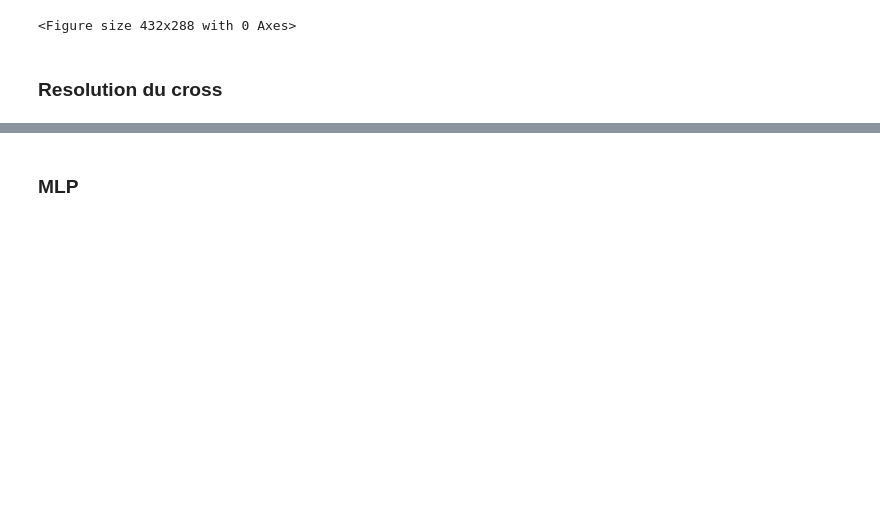
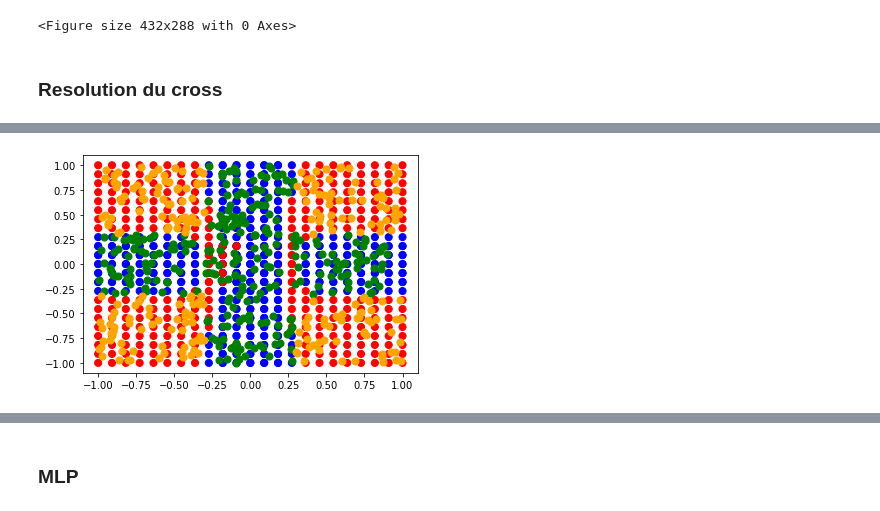
Before and after one commit to quentin-pierson/projetAnnuel, a Jupyter notebook: python/rendu/Notebook___CAS_DE_TESTS.ipynb, the cells around one changed output, grey strips where cells are left out. Cells and saved outputs as stored; diff of their text form; code cells hidden in the pictures; blank space fills up the shorter version.

```diff
--- a/python/rendu/Notebook___CAS_DE_TESTS.ipynb
+++ b/python/rendu/Notebook___CAS_DE_TESTS.ipynb
@@ -466,18 +455,19 @@ model52= resultat52[0]
 resultat53 = lm.create_linear_model(2)
 model53= resultat53[0]
 
-test_dataset_1 = [[float(x1)/12, float(x2)/12 ] for x1 in range(0, 10) for x2 in range(0, 10)]
-
+test_dataset_1 = [[float(x1)/11, float(x2)/11 ] for x1 in range(-2, 12) for x2 in range(-2, 12)]
 colors_1 = ["green" if output >= 0 else "orange" for output in Y_2]
 
-test_dataset_2 = [[float(x1)/12, float(x2)/12] for x1 in range(0, 10) for x2 in range(0, 10)]
+test_dataset_2 = [[float(x1)/11, float(x2)/11] for x1 in range(-2, 12) for x2 in range(-2, 12)]
 
 colors_2 = ["green" if output >= 0 else "orange" for output in Y_3]
 
 colors_3 = ["green" if output >= 0 else "orange" for output in Y_4]
 
-# test_dataset_4 = test_dataset_1 + test_dataset_2
+test_dataset_1 = np.array(test_dataset_1)
+test_dataset_2 = np.array(test_dataset_2)
 
+test_dataset_4 = test_dataset_1 * test_dataset_2
 
 flattened_dataset_inputs_1 = []
 for p in dataset_1:
@@ -492,50 +482,62 @@ for p in dataset_2:
 # %%
 lm.train_classification_rosenblatt_rule_linear_model(model52, flattened_dataset_inputs_1,
                                                         Y_3, 0.01,10000)
 
 lm.train_classification_rosenblatt_rule_linear_model(model53, flattened_dataset_inputs_2,
                                                        Y_4, 0.01,10000)
 
+
 predicted_outputs_1 = [lm.predict_linear_model_classification(model52, p) for p in test_dataset_1]
 predicted_outputs_2 = [lm.predict_linear_model_classification(model53, p) for p in test_dataset_2]
-print("predicted_outputs_1",predicted_outputs_1)
-
-predicted_outputs_transpose_1 = np.transpose(predicted_outputs_1)
-print("predicted_outputs_1 transpose",predicted_outputs_transpose_1)
-
-predicted_outputs_3 = predicted_outputs_1 + predicted_outputs_2
-print("predicted_outputs_3",predicted_outputs_3)
-
-predicted_outputs_colors_1 = ['blue' if label == 1 else 'red' for label in predicted_outputs_1]
-predicted_outputs_colors_2 = ['blue' if label == 1 else 'red' for label in predicted_outputs_2]
-predicted_outputs_colors_3 = ['blue' if label >= 0 else 'red' for label in predicted_outputs_3]
-predicted_outputs_colors_predicted_transpose_1 = ['blue' if label >= 0 else 'red' for label in predicted_outputs_transpose_1]
-
-# plt.scatter([p[0] for p in test_dataset_1], [p[1] for p in test_dataset_1], c=predicted_outputs_colors_1, s=50)
-# plt.scatter([p[0] for p in test_dataset_2], [p[1] for p in test_dataset_2], c=predicted_outputs_colors_2, s=50)
-#
-# plt.scatter([p[0]*(-1) for p in test_dataset_1], [p[1] for p in test_dataset_1], c=predicted_outputs_colors_1, s=50)
-# plt.scatter([p[0] for p in test_dataset_1], [p[1]*(-1) for p in test_dataset_1], c=predicted_outputs_colors_1, s=50)
-
-# plt.scatter([p[0]*(-1) for p in test_dataset_2], [p[1] for p in test_dataset_2], c=predicted_outputs_colors_2, s=50)
-# plt.scatter([p[0] for p in test_dataset_2], [p[1]*(-1) for p in test_dataset_2], c=predicted_outputs_colors_2, s=50)
-
-# plt.scatter([p[0]*(-1) for p in test_dataset_2], [p[1]*(-1) for p in test_dataset_2], c=predicted_outputs_colors_2, s=50)
-# plt.scatter([p[0]*(-1) for p in test_dataset_1], [p[1]*(-1) for p in test_dataset_1], c=predicted_outputs_colors_1, s=50)
-
-# plt.scatter([p[0] for p in test_dataset_4], [p[1] for p in test_dataset_4], c=predicted_outputs_colors_3, s=50)
-
-plt.scatter([p[0] for p in test_dataset_1], [p[1] for p in test_dataset_1], c=predicted_outputs_colors_1, s=50)
-plt.scatter([p[0] for p in predicted_outputs_transpose_1], [p[1] for p in predicted_outputs_transpose_1], c=predicted_outputs_colors_predicted_transpose_1
-            ,s=50)
+predicted_outputs_3 = []
+predicted_outputs_4 = []
 
 
-plt.scatter([p[0] for p in dataset_1], [p[1] for p in dataset_1], c=colors_2, s=125)
-plt.scatter([p[0] for p in dataset_2], [p[1] for p in dataset_2], c=colors_3, s=125)
+test_dataset_3 = []
+x1 = 0
+for i in range(0,len(test_dataset_1)):
+    if test_dataset_1[i][0] >= 0.3:
+        test_dataset_3.append([])
+        test_dataset_3[x1].append(test_dataset_1[i][0])
+        test_dataset_3[x1].append(test_dataset_1[i][1])
+        x1 += 1
+        predicted_outputs_3.append(predicted_outputs_1[i])
+
+test_dataset_4 = []
+x1 = 0
+for i in range(0,len(test_dataset_2)):
+    if test_dataset_2[i][0] < 0.3:
+        test_dataset_4.append([])
+        test_dataset_4[x1].append(test_dataset_2[i][0])
+        test_dataset_4[x1].append(test_dataset_2[i][1])
+        x1 += 1
+        predicted_outputs_4.append(predicted_outputs_2[i])
+
+
+
+predicted_outputs_colors_1 = ['blue' if label == 1 else 'red' for label in predicted_outputs_3]
+predicted_outputs_colors_2 = ['blue' if label == 1 else 'red' for label in predicted_outputs_4]
+
+
+plt.scatter([p[0] for p in test_dataset_3], [p[1] for p in test_dataset_3], c=predicted_outputs_colors_1, s=50)
+plt.scatter([p[0] for p in test_dataset_4], [p[1] for p in test_dataset_4], c=predicted_outputs_colors_2, s=50)
+
+plt.scatter([p[0]*(-1) for p in test_dataset_3], [p[1] for p in test_dataset_3], c=predicted_outputs_colors_1, s=50)
+plt.scatter([p[0]*(-1) for p in test_dataset_4], [p[1] for p in test_dataset_4], c=predicted_outputs_colors_2, s=50)
+
+plt.scatter([p[0] for p in test_dataset_3], [p[1]*(-1) for p in test_dataset_3], c=predicted_outputs_colors_1, s=50)
+plt.scatter([p[0] for p in test_dataset_4], [p[1]*(-1) for p in test_dataset_4], c=predicted_outputs_colors_2, s=50)
+
+plt.scatter([p[0]*(-1) for p in test_dataset_3], [p[1]*(-1) for p in test_dataset_3], c=predicted_outputs_colors_1, s=50)
+plt.scatter([p[0]*(-1) for p in test_dataset_4], [p[1]*(-1) for p in test_dataset_4], c=predicted_outputs_colors_2, s=50)
+
+plt.scatter(np.array(list(map(lambda elt : elt[1], filter(lambda c: Y[c[0]] == 1, enumerate(X)))))[:,0], np.array(list(map(lambda elt : elt[1], filter(lambda c: Y[c[0]] == 1, enumerate(X)))))[:,1], color='green', s=50)
+plt.scatter(np.array(list(map(lambda elt : elt[1], filter(lambda c: Y[c[0]] == -1, enumerate(X)))))[:,0], np.array(list(map(lambda elt : elt[1], filter(lambda c: Y[c[0]] == -1, enumerate(X)))))[:,1], color='orange', s=50)
 
 plt.show()
 plt.clf()
 
 lm.destroy_linear_model(resultat52)
 lm.destroy_linear_model(resultat53)
 # %% [output]
+[figure, new version]
```
Also changed, not shown: parts of 34 cells of this notebook.
